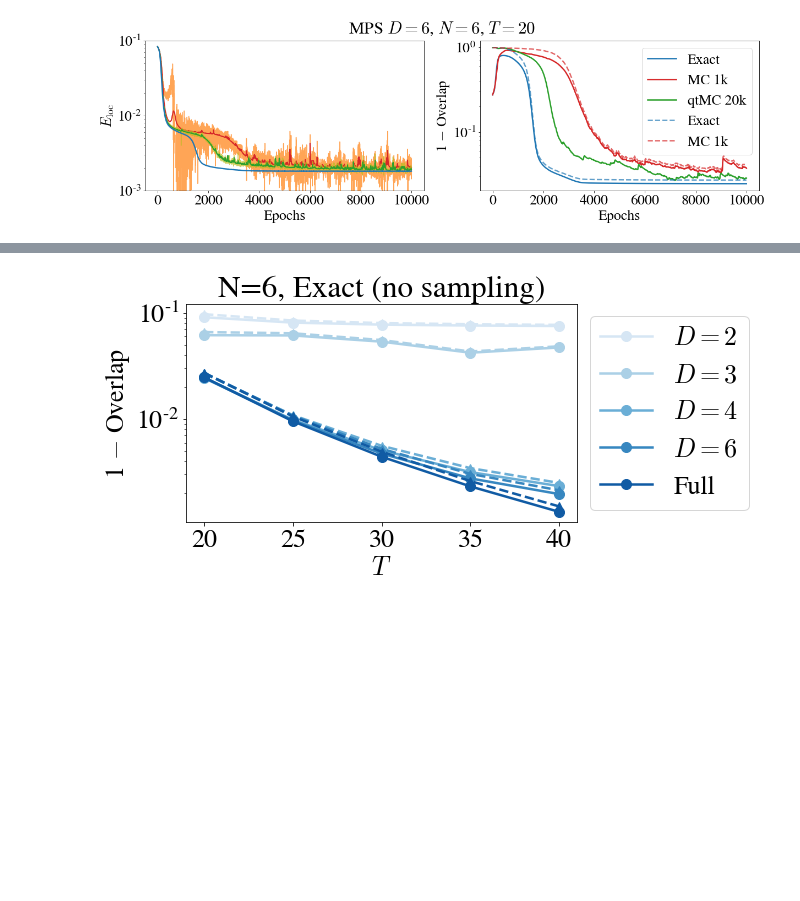
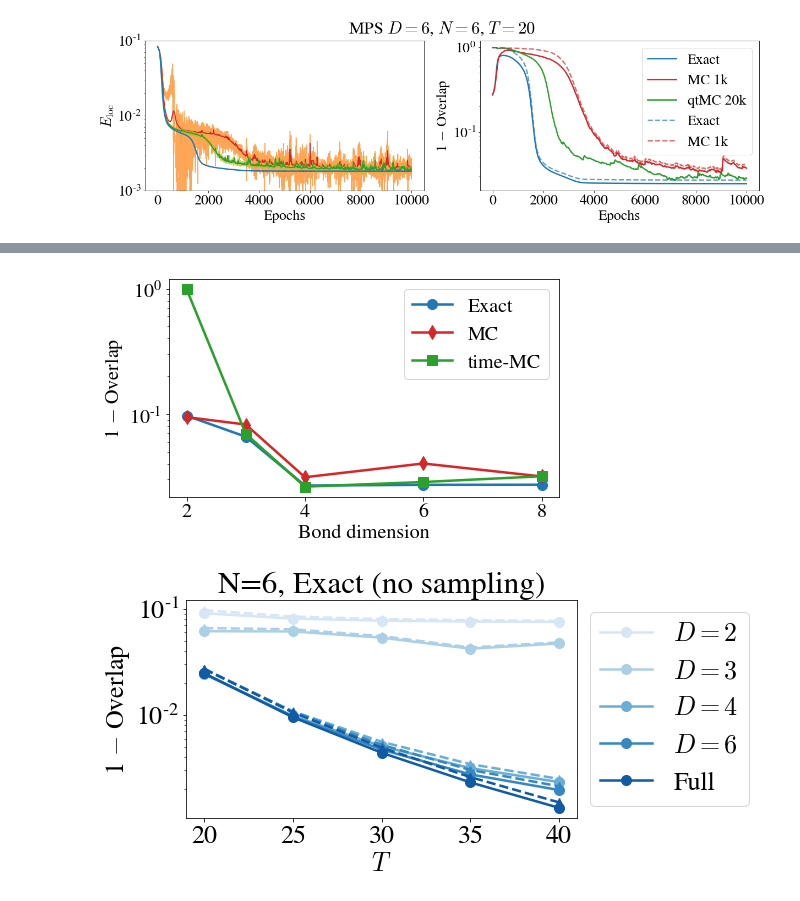
Before and after one commit to stavros11/Time-Evolution, a Jupyter notebook: plotter.ipynb, the cells around one changed output, grey strips where cells are left out. Cells and saved outputs as stored; diff of their text form; code cells hidden in the pictures; blank space fills up the shorter version.

```diff
--- a/plotter.ipynb
+++ b/plotter.ipynb
@@ -264,3 +304,34 @@ for x, y, z in zip(all_states, sampling1, sampling2):
+# %%
+D_list = [2, 3, 4, 6, 8]
+all_states, sampling1, sampling2 = [], [], []
+for D in D_list:
+    all_states.append(h5py.File("{}/N=6/allstates_mpsD{}_N6M20.h5py".format(data_dir, D), "r"))
+    sampling1.append(h5py.File("{}/N=6/spacesampling1000_mpsD{}_N6M20.h5py".format(data_dir, D), "r"))
+    sampling2.append(h5py.File("{}/N=6/sampling20000_mpsD{}_N6M20.h5py".format(data_dir, D), "r"))
+
+all_states_overlap = np.array([x["overlaps"][:][-1] for x in all_states])
+all_states_Eloc = np.array([x["exact_Eloc"][:][-1] for x in all_states])
+sampling1_overlap = np.array([x["overlaps"][:][-1] for x in sampling1])
+sampling1_Eloc = np.array([x["exact_Eloc"][:][-1] for x in sampling1])
+sampling2_overlap = np.array([x["overlaps"][:][-1] for x in sampling2])
+sampling2_Eloc = np.array([x["exact_Eloc"][:][-1] for x in sampling2])
+
+plt.figure(figsize=(7, 4))
+plt.semilogy(D_list, 1 - all_states_overlap, color=cp[0], marker="o", markersize=10, label="Exact", linewidth=2.5)
+plt.semilogy(D_list, 1 - sampling1_overlap, color=cp[3], marker="d", markersize=10, label="MC", linewidth=2.5)
+plt.semilogy(D_list, 1 - sampling2_overlap, color=cp[2], marker="s", markersize=10, label="time-MC", linewidth=2.5)
+plt.xlabel("Bond dimension")
+plt.ylabel("1 $-$ Overlap")
+plt.legend()
+
+plt.savefig("mps_vs_bond.pdf", bbox_inches='tight')
+
+for x, y, z in zip(all_states, sampling1, sampling2):
+    x.close()
+    y.close()
+    z.close()
+# %% [output]
+[figure, added]
 # %%
 T_list = [20, 25, 30, 35, 40]
 D_list = [2, 3, 4, 6]
```
Also changed, not shown: parts of 5 cells of this notebook, 4 other files.
